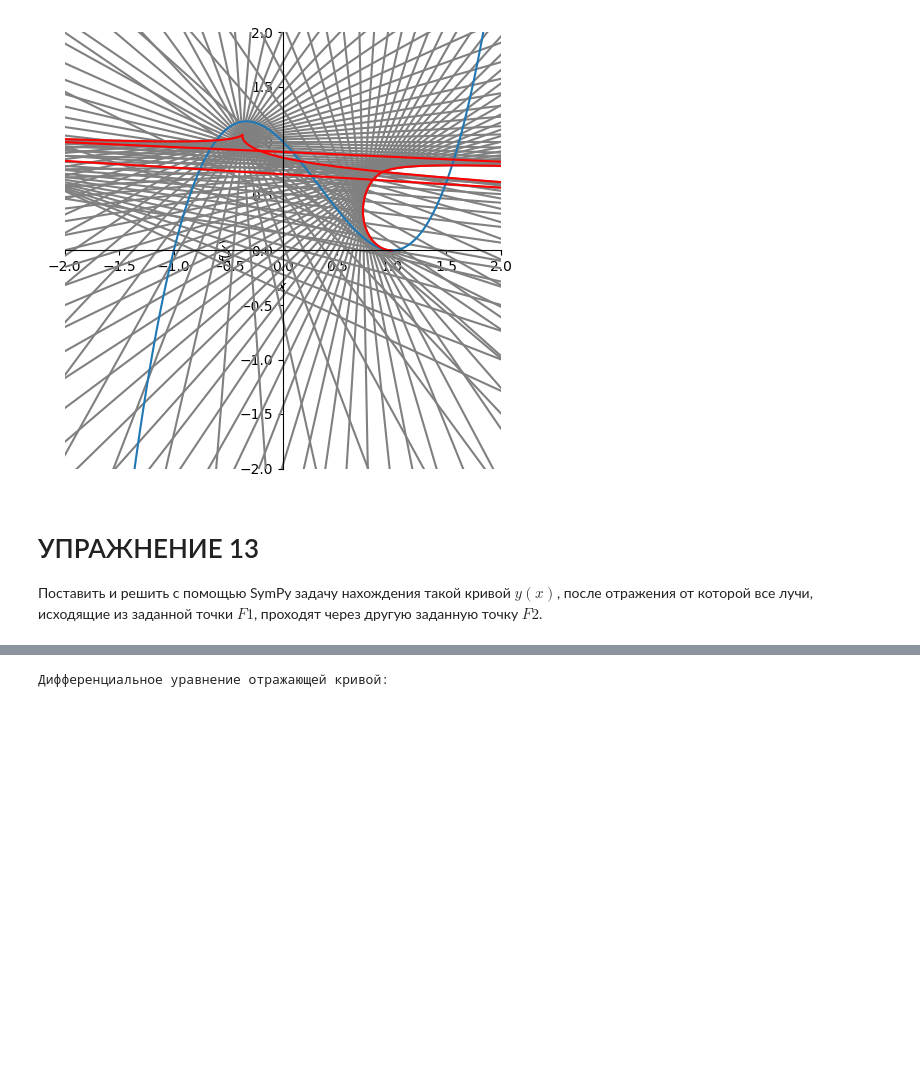
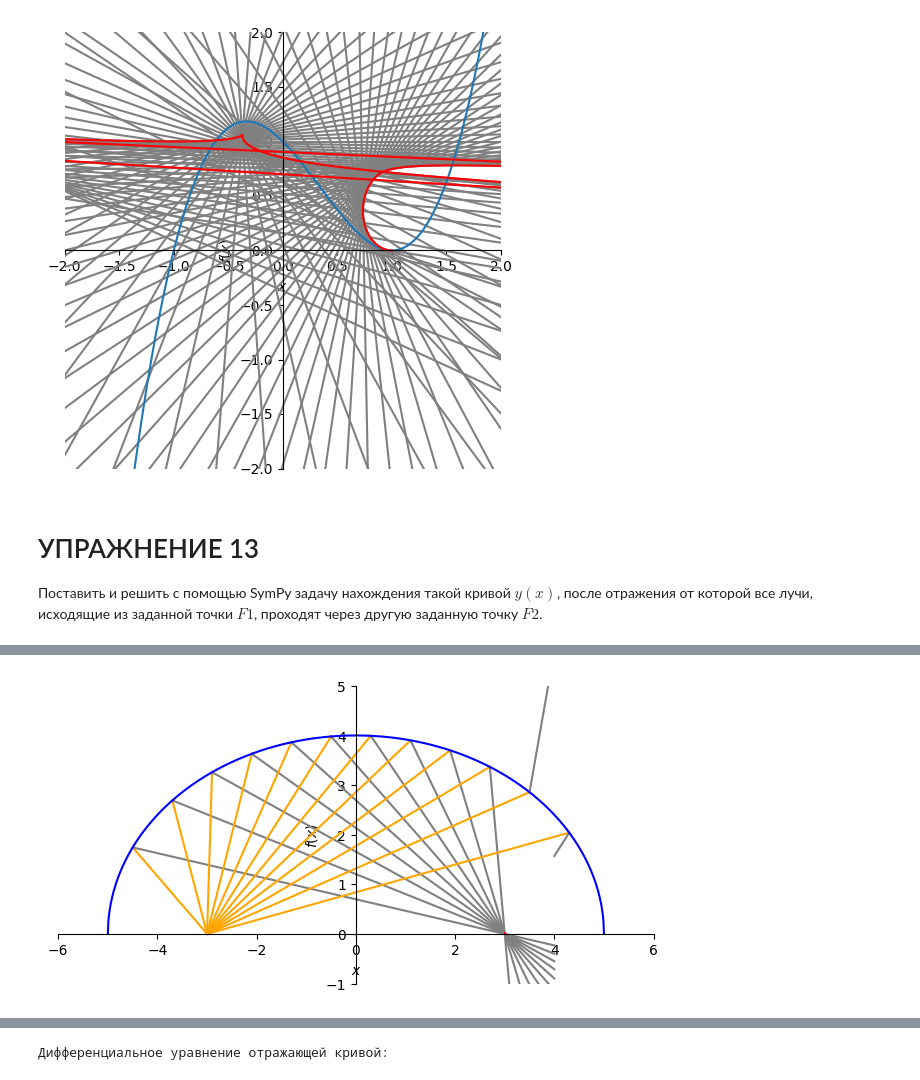
Before and after one commit to mromanenko095/sympy-solutions, a Jupyter notebook: 10_curved_mirrors.ipynb, the cells around one changed output, grey strips where cells are left out. Saved outputs shown, nothing was run; the diff lists cells and outputs as text; code cells hidden in the pictures; blank space fills up the shorter version.

```diff
--- a/10_curved_mirrors.ipynb
+++ b/10_curved_mirrors.ipynb
@@ -480,0 +387,92 @@ Received 2: {Y, X_plot}
+# %%
+import numpy as np
+from IPython.display import display
+from sympy import *
+
+# 1. Задаем символы для вывода дифференциального уравнения
+x, c = symbols("x c", real=True)
+y = Function("y")(x)
+k = diff(y, x)
+
+# Тангенсы углов падающего луча (из F1) и отраженного (в F2)
+tan_theta1 = y / (x + c)
+tan_theta2 = y / (x - c)
+
+# Уравнение закона отражения
+reflection_eq = Eq(
+    (k - tan_theta1) / (1 + k * tan_theta1),
+    (tan_theta2 - k) / (1 + k * tan_theta2),
+)
+
+# Находим y' (выбираем решение для эллипса)
+k_sol = solve(reflection_eq, k)[0]
+print("Дифференциальное уравнение отражения:")
+display(Eq(k, k_sol))
+
+# ---------------------------------------------------------
+# 2. Переходим к построению графиков для конкретного случая (c = 3)
+# ---------------------------------------------------------
+X, Y = symbols("X Y")
+
+c_val = 3.0
+a = 5.0
+b = np.sqrt(a**2 - c_val**2)  # b = 4.0
+
+# Функция верхнего полуэллипса
+f_ellipse = b * sqrt(1 - (x / a) ** 2)
+
+# Уравнение касательной k1 в точке x
+k1 = diff(f_ellipse, x)
+
+# Тангенсы для лучей из конкретного фокуса F1(-3, 0)
+tan_th1 = f_ellipse / (x + c_val)
+
+# Наклон отраженного луча через тангенс угла между касательной и падающим лучом
+# Угол отраженного луча beta = 2 * alpha - theta1
+tan_alpha = k1
+tan_2alpha = 2 * tan_alpha / (1 - tan_alpha**2)
+A_ray = (tan_2alpha - tan_th1) / (1 + tan_2alpha * tan_th1)
+B_ray = simplify(f_ellipse - x * A_ray)
+
+# Семейство отраженных лучей
+fam_rays = Eq(Y, A_ray * X + B_ray)
+
+# Строим семейство отраженных лучей и сам эллипс
+p1 = plot(xlim=(-6, 6), ylim=(-1, 5), aspect_ratio=(1, 1), show=False)
+
+# Пускаем лучи из фокуса F1(-3, 0) через точки x0 на эллипсе
+for x0 in np.arange(-4.5, 4.5, 0.8):
+    # Падающий луч (от F1 до эллипса)
+    y0 = f_ellipse.subs(x, x0)
+    A_fall = y0 / (x0 + c_val)
+    B_fall = y0 - x0 * A_fall
+    p_fall = plot(A_fall * X + B_fall, (X, -3, x0), line_color="orange", show=False)
+    p1.extend(p_fall)
+
+    # Отраженный луч (от эллипса до фокусировки в F2)
+    l_refl = fam_rays.rhs.subs(x, x0)
+    p_refl = plot(l_refl, (X, x0, 4), line_color="gray", show=False)
+    p1.extend(p_refl)
+
+# Добавляем саму отражающую кривую (эллипс)
+p1.extend(plot(f_ellipse, (x, -a, a), line_color="blue", show=False))
+
+# Вычисляем каустику (в данном случае она вырождается в точку F2)
+A1 = A_ray.doit()
+B1 = B_ray.doit()
+XC = simplify(-diff(B1, x) / diff(A1, x))
+YC = simplify(A1 * XC + B1)
+
+print("\nКоординаты точки фокусировки (каустики) для x:")
+display(XC, YC)
+
+# Отображаем финальный график
+p2 = plot(xlim=(-6, 6), ylim=(-1, 5), aspect_ratio=(1, 1), show=False)
+p_caustic = plot_parametric(
+    (XC, YC), (x, -4, 4), line_color="red", linewidth=5, show=False
+)
+
+p2.extend(p1)
+p2.extend(p_caustic)
+p2.show()
+# %% [output]
@@ -480,0 +484 @@ Received 2: {Y, X_plot}
+[figure, added]
```
Also changed, not shown: parts of 3 cells of this notebook.
